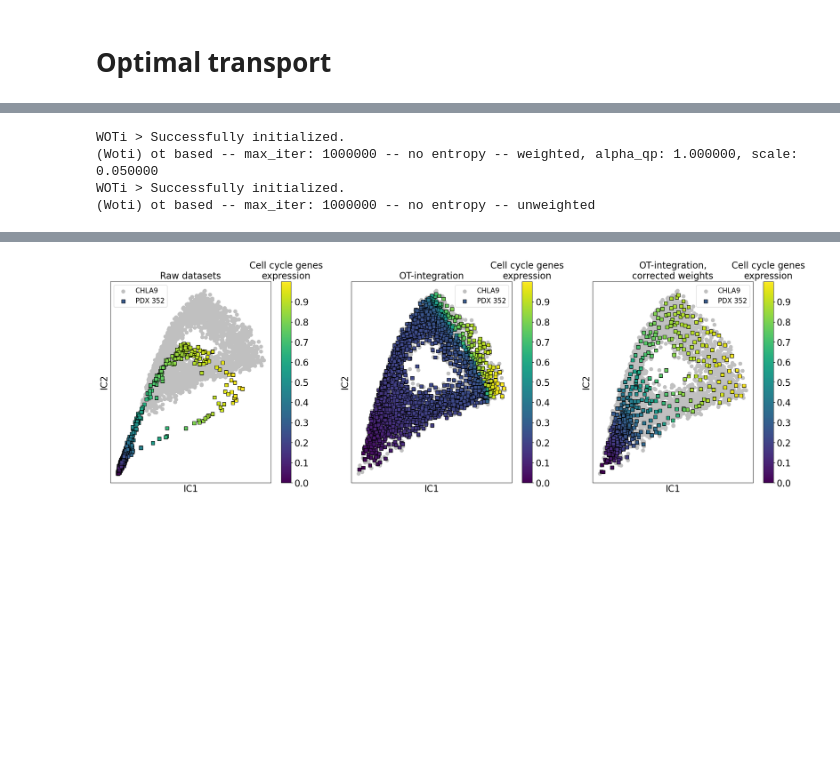
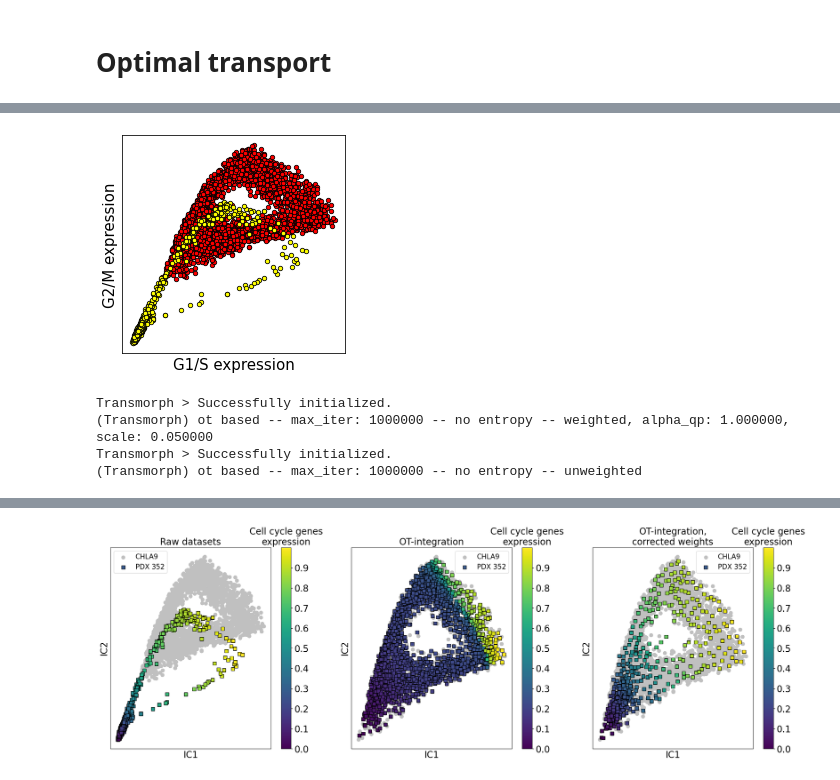
Before and after one commit to sysbio-curie/transmorph, a Jupyter notebook: examples/cell_cycle.ipynb, the cells around one changed output, grey strips where cells are left out. Drawn from its saved outputs; the diff is of its cells as text; code cells hidden in the pictures; blank space fills up the shorter version.

```diff
--- a/examples/cell_cycle.ipynb
+++ b/examples/cell_cycle.ipynb
@@ -13,8 +33,19 @@ yt = np.loadtxt('datasets/chla9.csv', delimiter=',')
+# %%
+plt.figure( figsize=(4,4) )
+plt.scatter(*yt.T, c='r', s=20, ec='k', linewidth=.8)
+plt.scatter(*xs.T, s=20, ec='k', c='yellow', linewidth=.8)
+plt.xticks([])
+plt.yticks([])
+plt.xlabel("G1/S expression", size=15)
+plt.ylabel("G2/M expression", size=15)
+plt.savefig("CHLA9_PDX352_cc.png")
+# %% [output]
+[figure, added]
 # %%
-w_weighted = woti.Woti(method='ot', scale=5e-2)
-w_unweighted = woti.Woti(method='ot', weighted=False, scale=5e-2)
+w_weighted = tr.Transmorph(method='ot', scale=5e-2)
+w_unweighted = tr.Transmorph(method='ot', weighted=False)
 # %% [output]
-WOTi > Successfully initialized.
-(Woti) ot based -- max_iter: 1000000 -- no entropy -- weighted, alpha_qp: 1.000000, scale: 0.050000
-WOTi > Successfully initialized.
-(Woti) ot based -- max_iter: 1000000 -- no entropy -- unweighted
+Transmorph > Successfully initialized.
+(Transmorph) ot based -- max_iter: 1000000 -- no entropy -- weighted, alpha_qp: 1.000000, scale: 0.050000
+Transmorph > Successfully initialized.
+(Transmorph) ot based -- max_iter: 1000000 -- no entropy -- unweighted
```
Also changed, not shown: parts of 11 cells of this notebook, 3 other files.
